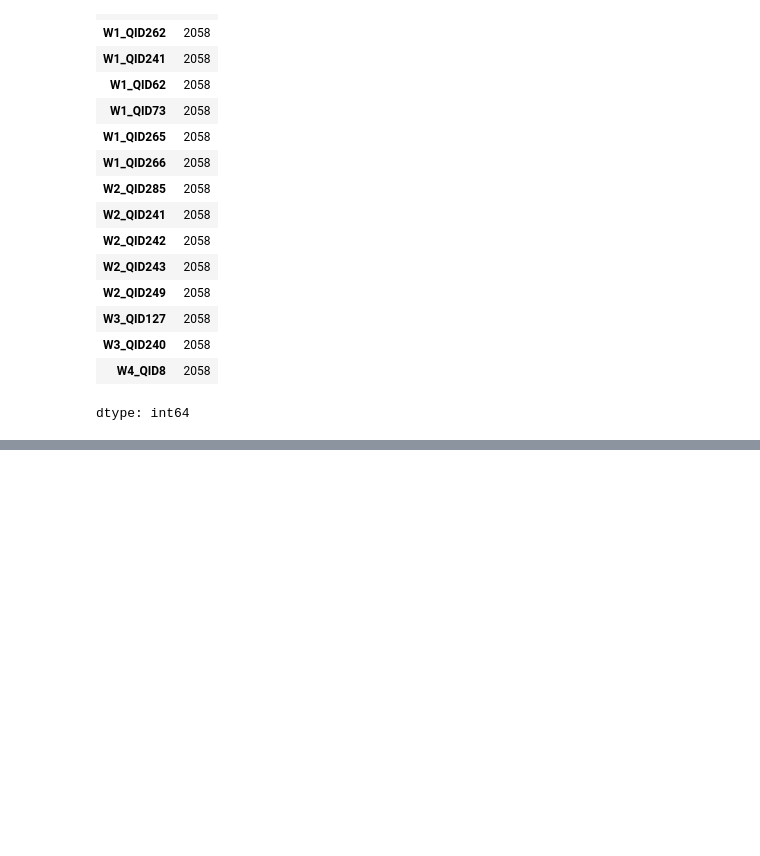
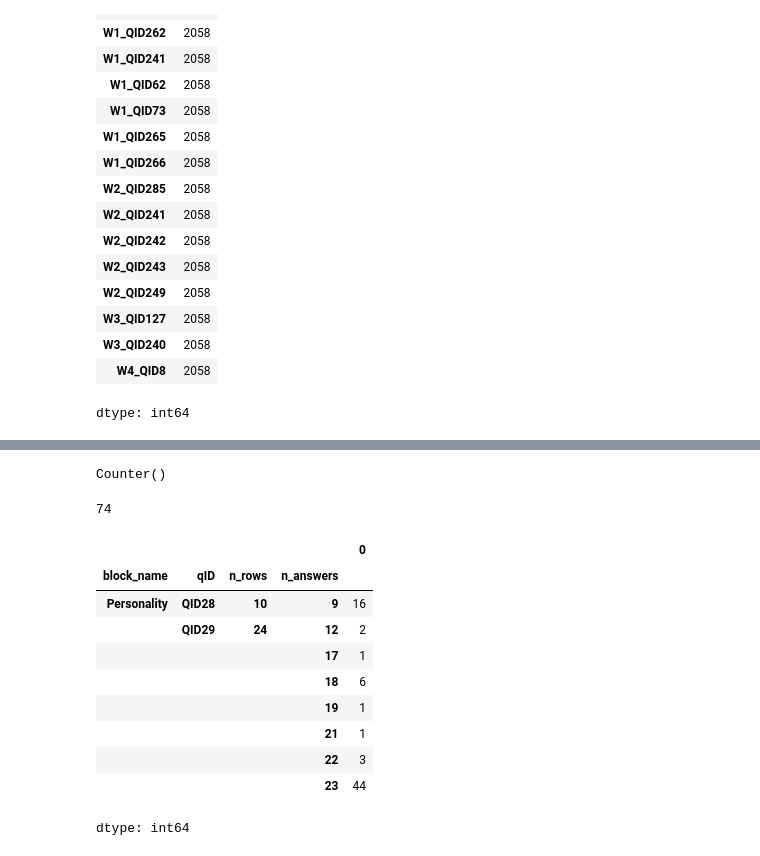
Before and after one commit to yashMaheshBangera/large-behavior-model-twin2k, a Jupyter notebook: notebooks/01_explore.ipynb, the cells around one changed output, grey strips where cells are left out. Cells and saved outputs as stored; diff of their text form; code cells hidden in the pictures; blank space fills up the shorter version.

```diff
--- a/notebooks/01_explore.ipynb
+++ b/notebooks/01_explore.ipynb
@@ -480,0 +590,4 @@ dtype: int64
+# %%
+persona = json.loads(fp_df["persona_json"].iloc[0])
+matrix_q = next(q for b in persona for q in b["Questions"] if q["QuestionType"] == "Matrix")
+print(matrix_q.keys())
@@ -480,0 +715,55 @@ dtype: int64
+# %%
+bad = Counter()
+for pj in fp_df["persona_json"]:
+    for b in json.loads(pj):
+        for q in b["Questions"]:
+            if q["QuestionType"] == "Matrix":
+                n_cols = len(q["Columns"])
+                for pos in q["Answers"]["SelectedByPosition"]:
+                    if not (1 <= pos <= n_cols):
+                        bad[q["QuestionID"]] += 1
+print(bad)
+# %% [output]
+Counter()
+# %%
+mismatches = 0
+for pj in fp_df["persona_json"]:
+    for b in json.loads(pj):
+        for q in b["Questions"]:
+            if q["QuestionType"] == "Matrix":
+                if len(q["Rows"]) != len(q["Answers"]["SelectedByPosition"]):
+                    mismatches += 1
+print(mismatches)
+# %% [output]
+74
+# %%
+mismatch_rows = []
+for pid, pj in zip(fp_df["pid"], fp_df["persona_json"]):
+    for element, b in enumerate(json.loads(pj)):
+        for q in b["Questions"]:
+            if q["QuestionType"] == "Matrix":
+                n_rows = len(q["Rows"])
+                n_ans = len(q["Answers"]["SelectedByPosition"])
+                if n_rows != n_ans:
+                    mismatch_rows.append({
+                        "pid": pid,
+                        "block_name": b["BlockName"].strip(),
+                        "qID": q["QuestionID"],
+                        "n_rows": n_rows,
+                        "n_answers": n_ans,
+                    })
+
+mm = pd.DataFrame(mismatch_rows)
+mm.groupby(["block_name", "qID", "n_rows", "n_answers"]).size()
+# %% [output]
+|  |  |  |  | 0 |
+| block_name | qID | n_rows | n_answers |  |
+| Personality | QID28 | 10 | 9 | 16 |
+|  | QID29 | 24 | 12 | 2 |
+|  |  |  | 17 | 1 |
+|  |  |  | 18 | 6 |
+|  |  |  | 19 | 1 |
+|  |  |  | 21 | 1 |
+|  |  |  | 22 | 3 |
+|  |  |  | 23 | 44 |
+dtype: int64
```
Also changed, not shown: parts of 28 cells of this notebook.
